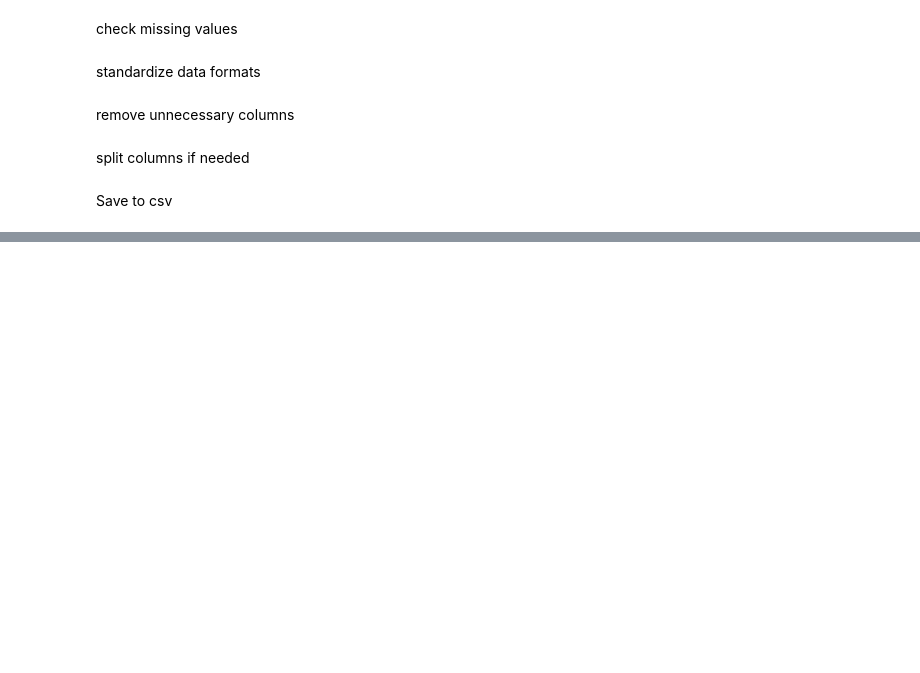
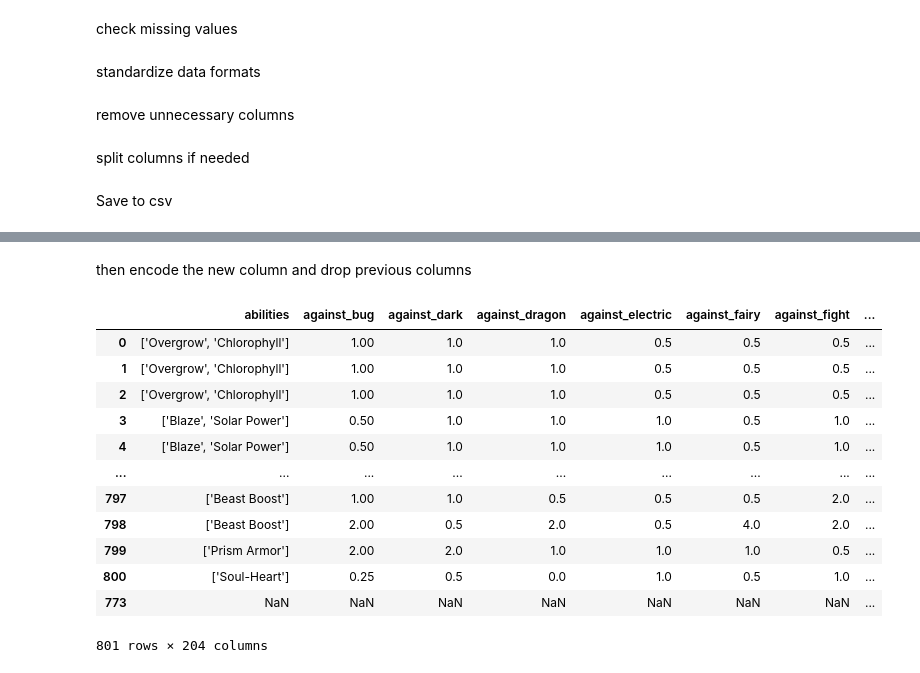
Before and after one commit to mtthibault/catchemall, a Jupyter notebook: notebooks/catchemall-project-caspar.ipynb, the cells around one changed output, grey strips where cells are left out. Drawn from its saved outputs; the diff is of its cells as text; code cells hidden in the pictures; blank space fills up the shorter version.

```diff
--- a/notebooks/catchemall-project-caspar.ipynb
+++ b/notebooks/catchemall-project-caspar.ipynb
@@ -233,0 +307,19 @@ filtered_df.to_csv('pokemon_data_from_pokemondb_net_evolution_page.csv', index=F
+# %%
+# Create the new column 'catchability'
+pokemon_data['catchability'] = pokemon_data['capture_rate'] / 2.55
+# Check for missing values in catchability
+missing_catchability = pokemon_data['catchability'].isnull().sum()
+print(f"Missing values in catchability: {missing_catchability}")
+
+# Remove rows where catchability is NaN
+pokemon_data = pokemon_data.dropna(subset=['catchability'])
+
+# Check again for missing values
+missing_catchability = pokemon_data['catchability'].isnull().sum()
+print(f"Missing values in catchability after removal: {missing_catchability}")
+
+
+pokemon_data = pokemon_data.drop(columns=['capture_rate'])
+
+# Check the first few rows to confirm the new column is added correctly
+print(pokemon_data[['catchability']].head())
@@ -233,0 +378,32 @@ filtered_df.to_csv('pokemon_data_from_pokemondb_net_evolution_page.csv', index=F
+# %% [markdown]
+then encode the new column and drop previous columns
+# %%
+from sklearn.preprocessing import OneHotEncoder
+
+# One-Hot Encoding the combined types
+encoder = OneHotEncoder(sparse=False)  # sparse=False ensures the output is a dense array
+combined_type_encoded = encoder.fit_transform(pokemon_data[['combined_type']])
+
+# Creating a DataFrame with encoded columns
+encoded_columns = pd.DataFrame(combined_type_encoded, columns=encoder.get_feature_names_out(['combined_type']))
+
+# Concatenating the encoded columns with the original DataFrame
+pokemon_data = pd.concat([pokemon_data, encoded_columns], axis=1)
+
+# Drop the original 'type1', 'type2', and 'combined_type' columns if they are no longer needed
+pokemon_data.drop(columns=['type1', 'type2', 'combined_type'], inplace=True)
+pokemon_data
+# %% [output]
+|  | abilities | against_bug | against_dark | against_dragon | against_electric | against_fairy | against_fight | ... |
+| 0 | ['Overgrow', 'Chlorophyll'] | 1.00 | 1.0 | 1.0 | 0.5 | 0.5 | 0.5 | ... |
+| 1 | ['Overgrow', 'Chlorophyll'] | 1.00 | 1.0 | 1.0 | 0.5 | 0.5 | 0.5 | ... |
+| 2 | ['Overgrow', 'Chlorophyll'] | 1.00 | 1.0 | 1.0 | 0.5 | 0.5 | 0.5 | ... |
+| 3 | ['Blaze', 'Solar Power'] | 0.50 | 1.0 | 1.0 | 1.0 | 0.5 | 1.0 | ... |
+| 4 | ['Blaze', 'Solar Power'] | 0.50 | 1.0 | 1.0 | 1.0 | 0.5 | 1.0 | ... |
+| ... | ... | ... | ... | ... | ... | ... | ... | ... |
+| 797 | ['Beast Boost'] | 1.00 | 1.0 | 0.5 | 0.5 | 0.5 | 2.0 | ... |
+| 798 | ['Beast Boost'] | 2.00 | 0.5 | 2.0 | 0.5 | 4.0 | 2.0 | ... |
+| 799 | ['Prism Armor'] | 2.00 | 2.0 | 1.0 | 1.0 | 1.0 | 0.5 | ... |
+| 800 | ['Soul-Heart'] | 0.25 | 0.5 | 0.0 | 1.0 | 0.5 | 1.0 | ... |
+| 773 | NaN | NaN | NaN | NaN | NaN | NaN | NaN | ... |
+801 rows × 204 columns
```
Also changed, not shown: parts of 64 cells of this notebook.
